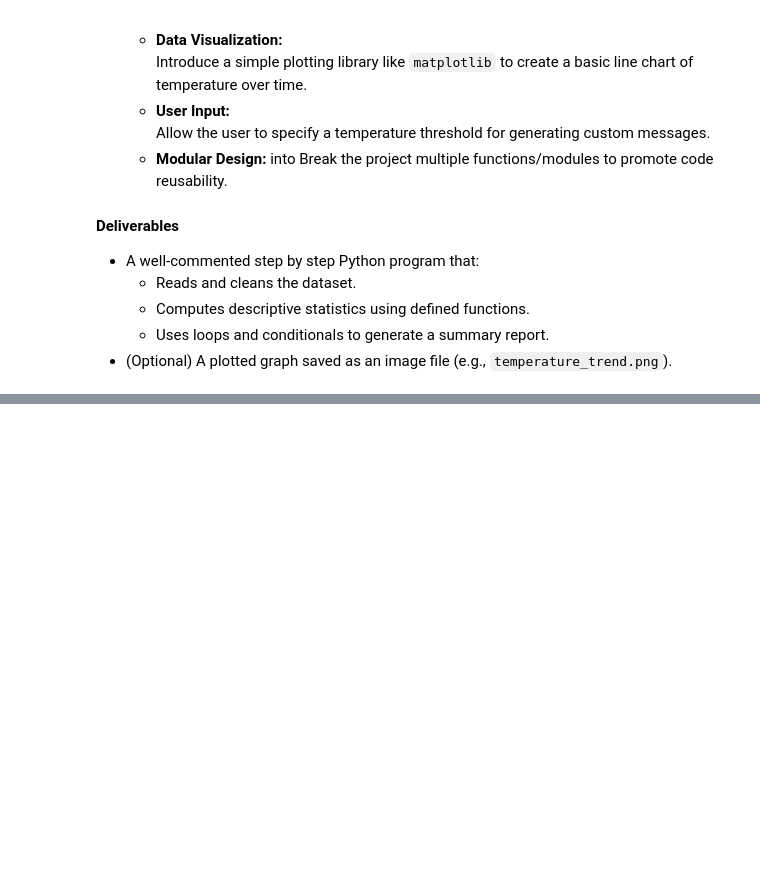
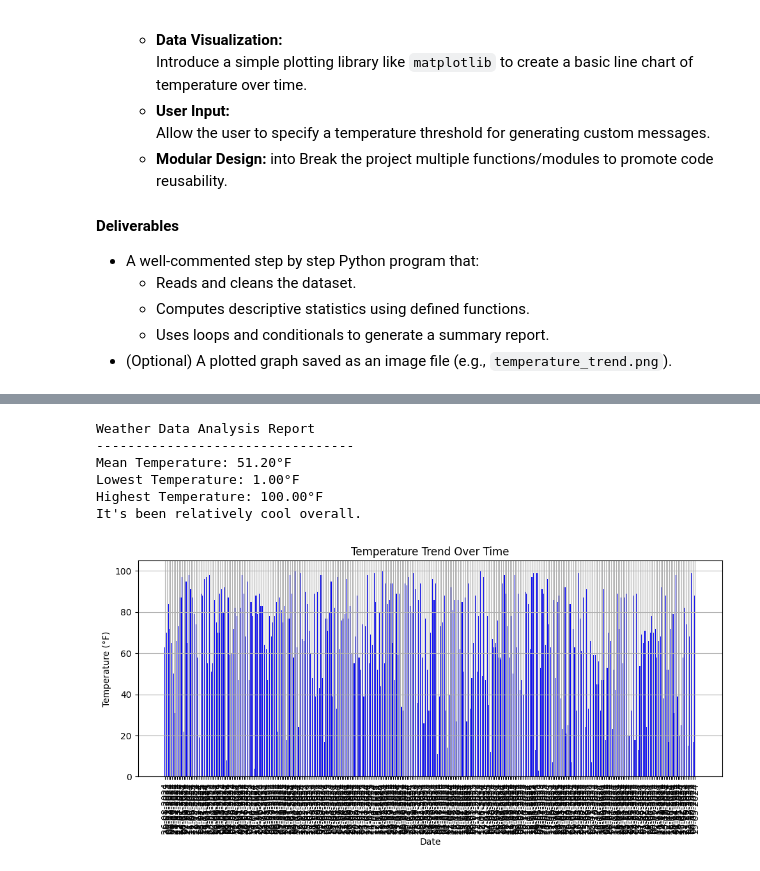
Before and after one commit to Pkorirdarius/Python-Exercise-Collection, a Jupyter notebook: Copy_of_Weather_Data_Analysis.ipynb, the cells around one changed output, grey strips where cells are left out. Saved outputs shown, nothing was run; the diff lists cells and outputs as text; code cells hidden in the pictures; blank space fills up the shorter version.

```diff
--- a/Copy_of_Weather_Data_Analysis.ipynb
+++ b/Copy_of_Weather_Data_Analysis.ipynb
@@ -119,0 +114,37 @@ def standard_deviation(temperature_data):
+# %%
+# control flow: descriptive analysis
+min_temp ,max_temp = min_max_temperature(temperature_data)
+mean_temp = mean_temperature(temperature_data)
+print("Weather Data Analysis Report")
+print("---------------------------------")
+print(f"Mean Temperature: {mean_temp:.2f}°F")
+print(f"Lowest Temperature: {min_temp:.2f}°F")
+print(f"Highest Temperature: {max_temp:.2f}°F")
+
+if mean_temp > 80:
+  print("It's been quite hot on average!")
+elif mean_temp < 60:
+  print("It's been relatively cool overall.")
+else:
+  print("The temperature has been moderate.")
+# %% [output]
+Weather Data Analysis Report
+---------------------------------
+Mean Temperature: 51.20°F
+Lowest Temperature: 1.00°F
+Highest Temperature: 100.00°F
+It's been relatively cool overall.
+# %%
+# PLotting a bar line graph
+plt.figure(figsize=(10, 5))
+plt.bar(date, temperature_data, linestyle='-', color='b')
+plt.xlabel("Date")
+plt.ylabel("Temperature (°F)")
+plt.title("Temperature Trend Over Time")
+plt.xticks(rotation= 90)
+plt.grid()
+plt.tight_layout()
+plt.savefig("temperature_trend.png")
+plt.show()
+# %% [output]
+[figure, added]
```
Also changed, not shown: parts of 3 cells of this notebook.
